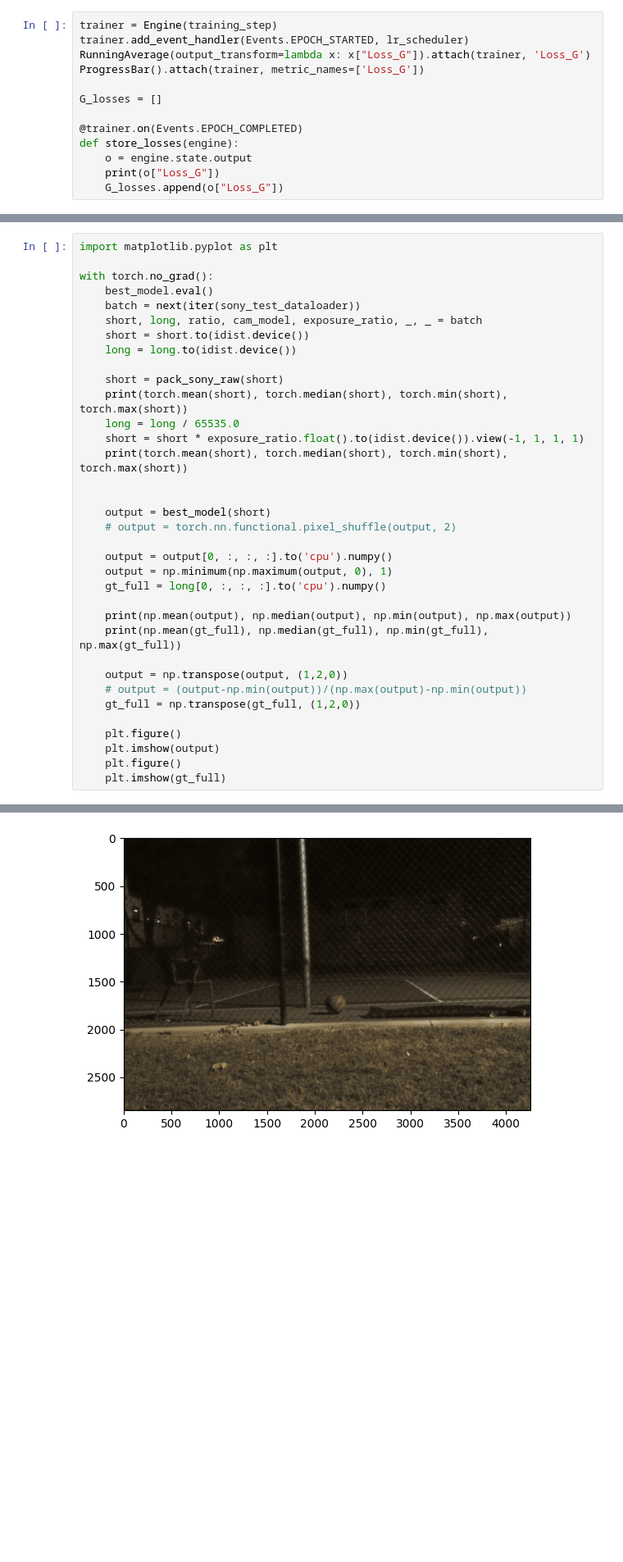
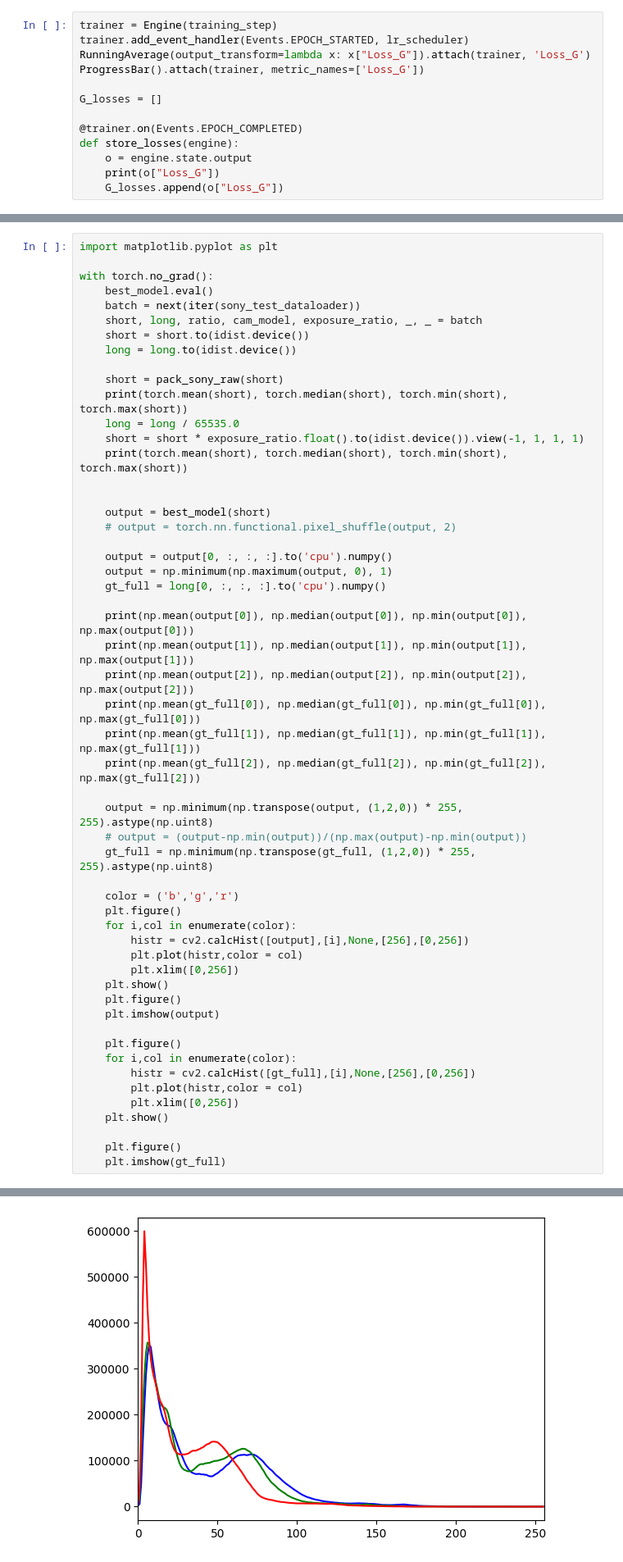
Before and after one commit to mdlopezme/ece285_project_deep, a Jupyter notebook: experiment_baseline_1/baseline.ipynb, the cells around one changed output, grey strips where cells are left out. Shown at 82% size. Drawn from its saved outputs; the diff is of its cells as text; blank space fills up the shorter version.

```diff
--- a/experiment_baseline_1/baseline.ipynb
+++ b/experiment_baseline_1/baseline.ipynb
@@ -282,15 +304,34 @@ with torch.no_grad():
     output = np.minimum(np.maximum(output, 0), 1)
     gt_full = long[0, :, :, :].to('cpu').numpy()
 
-    print(np.mean(output), np.median(output), np.min(output), np.max(output))
-    print(np.mean(gt_full), np.median(gt_full), np.min(gt_full), np.max(gt_full))
+    print(np.mean(output[0]), np.median(output[0]), np.min(output[0]), np.max(output[0]))
+    print(np.mean(output[1]), np.median(output[1]), np.min(output[1]), np.max(output[1]))
+    print(np.mean(output[2]), np.median(output[2]), np.min(output[2]), np.max(output[2]))
+    print(np.mean(gt_full[0]), np.median(gt_full[0]), np.min(gt_full[0]), np.max(gt_full[0]))
+    print(np.mean(gt_full[1]), np.median(gt_full[1]), np.min(gt_full[1]), np.max(gt_full[1]))
+    print(np.mean(gt_full[2]), np.median(gt_full[2]), np.min(gt_full[2]), np.max(gt_full[2]))
 
-    output = np.transpose(output, (1,2,0))
+    output = np.minimum(np.transpose(output, (1,2,0)) * 255, 255).astype(np.uint8)
     # output = (output-np.min(output))/(np.max(output)-np.min(output))
-    gt_full = np.transpose(gt_full, (1,2,0))
+    gt_full = np.minimum(np.transpose(gt_full, (1,2,0)) * 255, 255).astype(np.uint8)
+
+    color = ('b','g','r')
+    plt.figure()
+    for i,col in enumerate(color):
+        histr = cv2.calcHist([output],[i],None,[256],[0,256])
+        plt.plot(histr,color = col)
+        plt.xlim([0,256])
+    plt.show()
+    plt.figure()
+    plt.imshow(output)
 
     plt.figure()
-    plt.imshow(output)
+    for i,col in enumerate(color):
+        histr = cv2.calcHist([gt_full],[i],None,[256],[0,256])
+        plt.plot(histr,color = col)
+        plt.xlim([0,256])
+    plt.show()
+
     plt.figure()
     plt.imshow(gt_full)
 # %% [output]
@@ -302,2 +347,2 @@ tensor(0.0249, device='cuda:0') tensor(0., device='cuda:0') tensor(0., device='c
-[figure, old version]
+[figure, new version]
 [figure]
```
Also changed, not shown: parts of 10 cells of this notebook.
